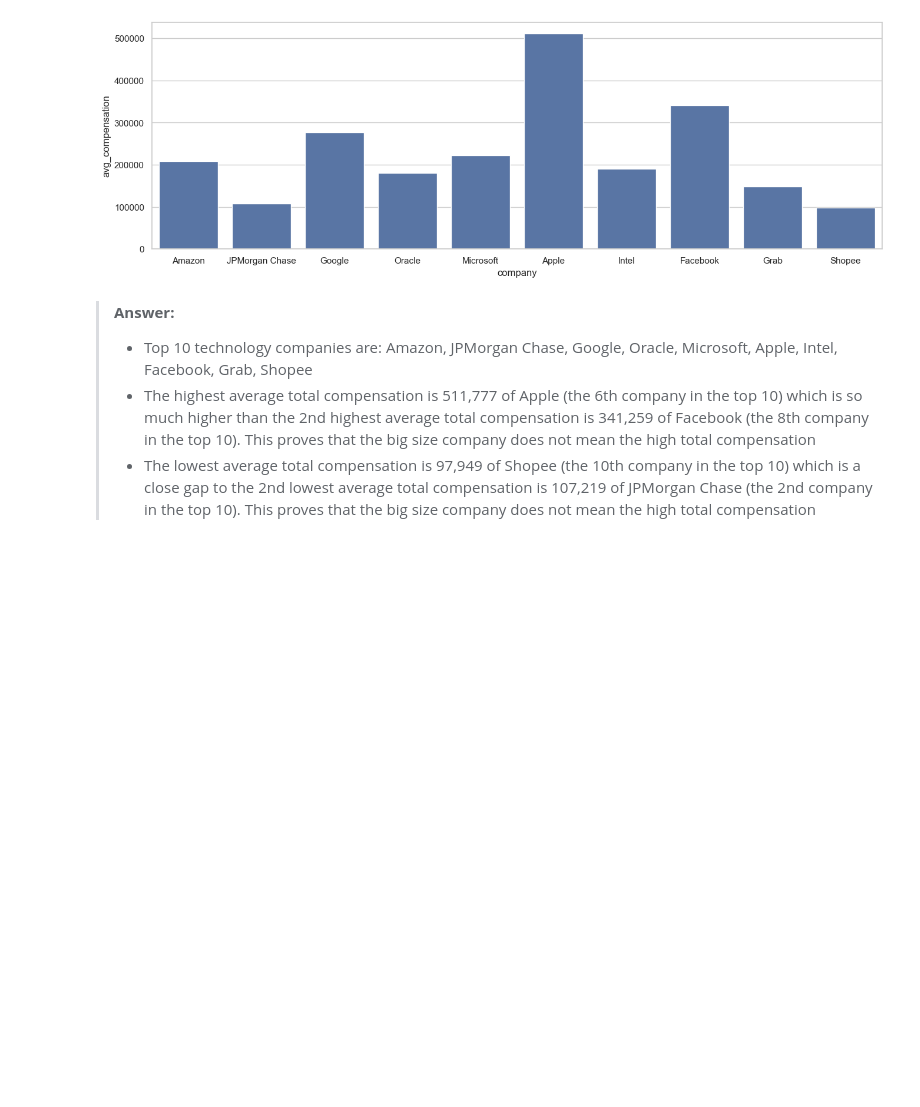
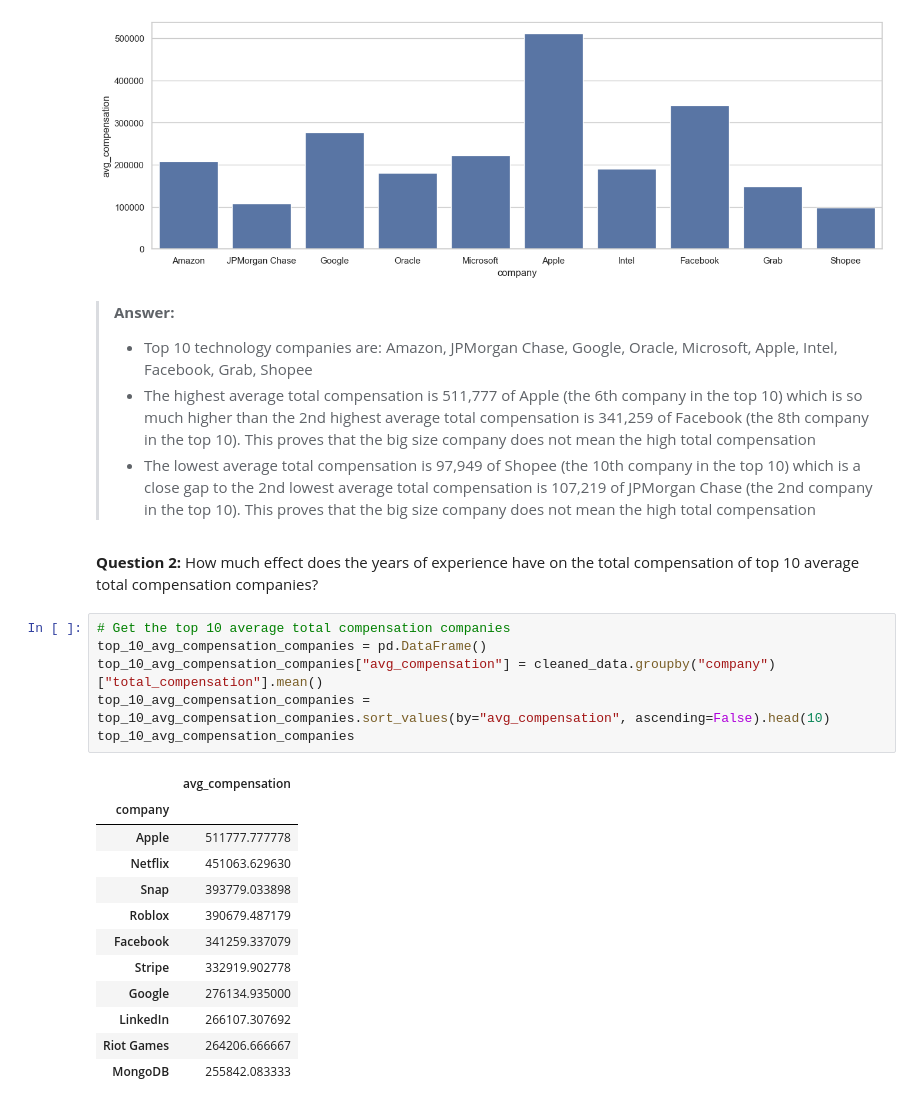
Before and after one commit to Namiscrea7or/SWE-Salary, a Jupyter notebook: notebooks/3-exploration.ipynb, the cells around one changed output. Cells and saved outputs as stored; diff of their text form; blank space fills up the shorter version.

Commit message:
make the second question

```diff
--- a/notebooks/3-exploration.ipynb
+++ b/notebooks/3-exploration.ipynb
@@ -226,3 +226,24 @@ ax = sns.barplot(data=top_10_companies, x="company", y= "avg_compensation")
 > - Top 10 technology companies are: Amazon, JPMorgan Chase, Google, Oracle, Microsoft, Apple, Intel, Facebook, Grab, Shopee
 > - The highest average total compensation is 511,777 of Apple (the 6th company in the top 10) which is so much higher than the 2nd highest average total compensation is 341,259 of Facebook (the 8th company in the top 10). This proves that the big size company does not mean the high total compensation
 > - The lowest average total compensation is 97,949 of Shopee (the 10th company in the top 10) which is a close gap to the 2nd lowest average total compensation is 107,219 of JPMorgan Chase (the 2nd company in the top 10). This proves that the big size company does not mean the high total compensation
+# %% [markdown]
+**Question 2:** How much effect does the years of experience have on the total compensation of top 10 average total compensation companies?
+# %%
+# Get the top 10 average total compensation companies
+top_10_avg_compensation_companies = pd.DataFrame()
+top_10_avg_compensation_companies["avg_compensation"] = cleaned_data.groupby("company")["total_compensation"].mean()
+top_10_avg_compensation_companies = top_10_avg_compensation_companies.sort_values(by="avg_compensation", ascending=False).head(10)
+top_10_avg_compensation_companies
+# %% [output]
+|  | avg_compensation |
+| company |  |
+| Apple | 511777.777778 |
+| Netflix | 451063.629630 |
+| Snap | 393779.033898 |
+| Roblox | 390679.487179 |
+| Facebook | 341259.337079 |
+| Stripe | 332919.902778 |
+| Google | 276134.935000 |
+| LinkedIn | 266107.307692 |
+| Riot Games | 264206.666667 |
+| MongoDB | 255842.083333 |
```
Also changed, not shown: parts of 5 cells of this notebook.
